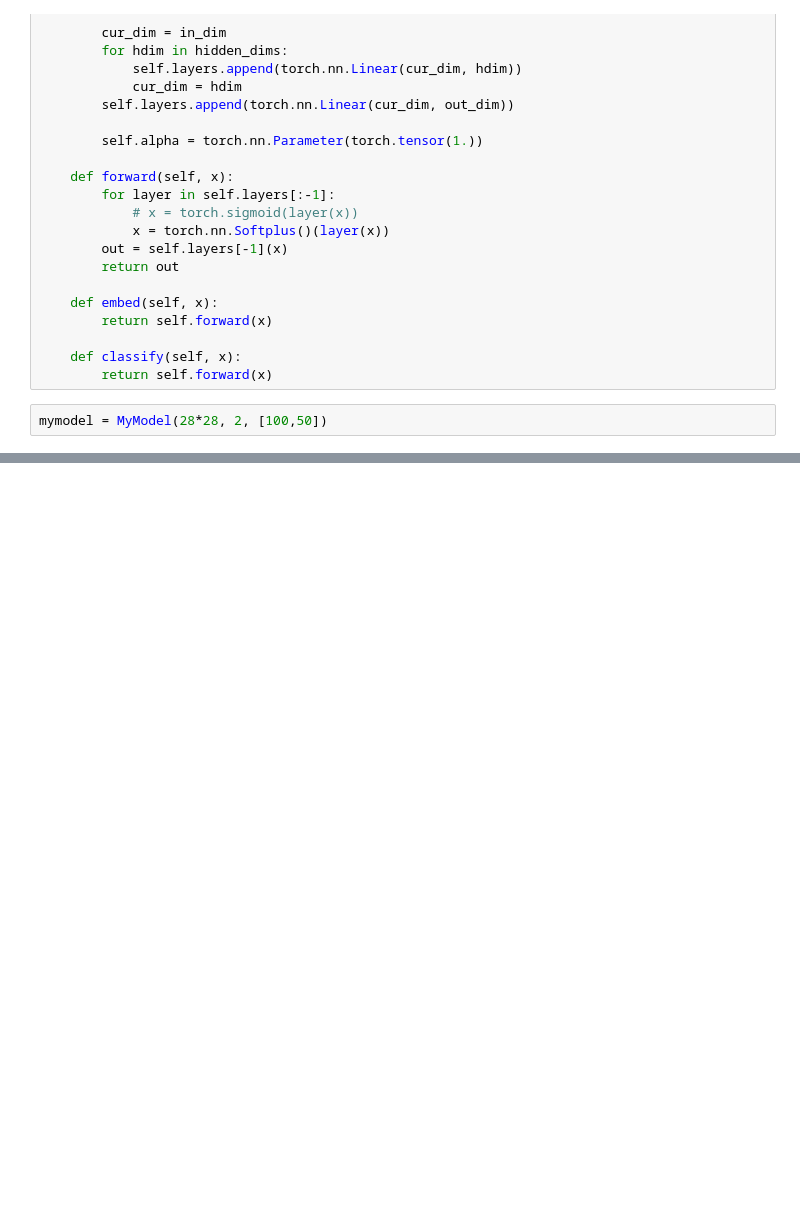
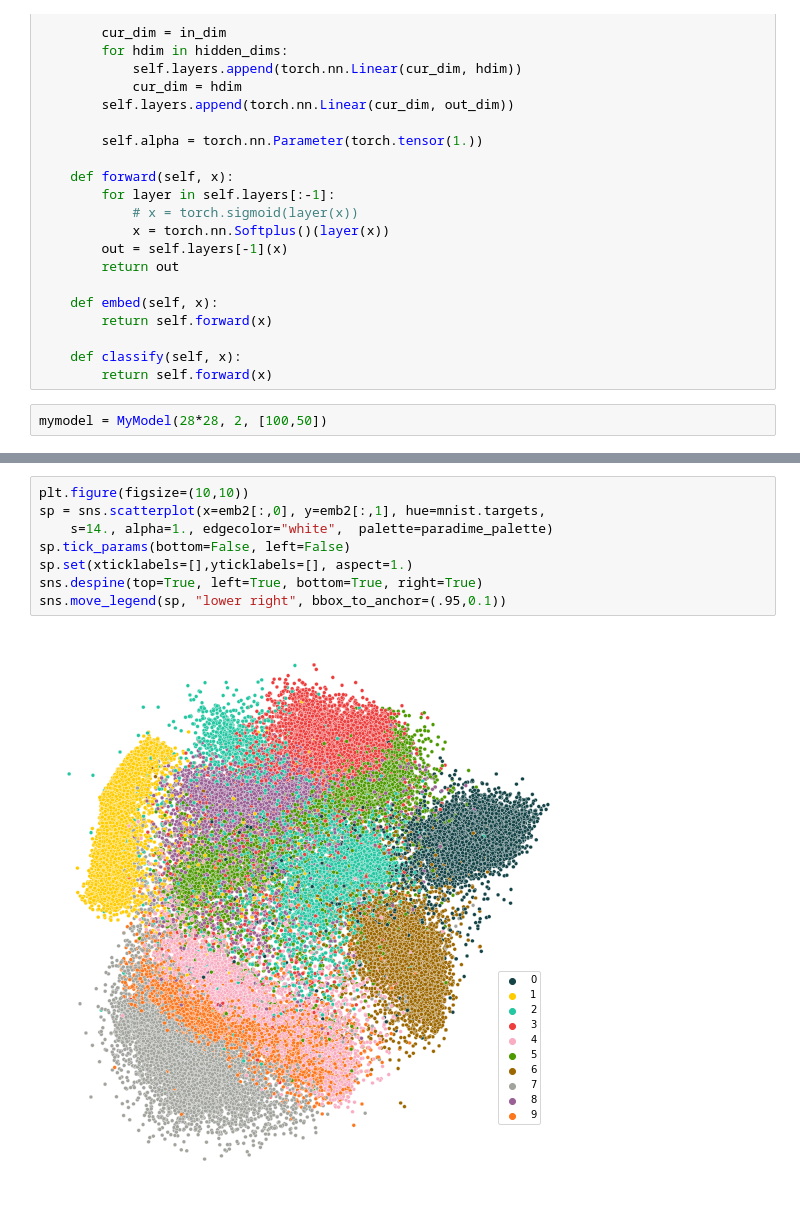
Before and after one commit to jku-vds-lab/paradime, a Jupyter notebook: playground.ipynb, the cells around one changed output, grey strips where cells are left out. Drawn from its saved outputs; the diff is of its cells as text; blank space fills up the shorter version.

```diff
--- a/playground.ipynb
+++ b/playground.ipynb
@@ -160,0 +198,10 @@ foo.training_phases[0].__dict__
+# %%
+plt.figure(figsize=(10,10))
+sp = sns.scatterplot(x=emb2[:,0], y=emb2[:,1], hue=mnist.targets,
+    s=14., alpha=1., edgecolor="white",  palette=paradime_palette)
+sp.tick_params(bottom=False, left=False)
+sp.set(xticklabels=[],yticklabels=[], aspect=1.)
+sns.despine(top=True, left=True, bottom=True, right=True)
+sns.move_legend(sp, "lower right", bbox_to_anchor=(.95,0.1))
+# %% [output]
+[figure, added]
```
Also changed, not shown: parts of 12 cells of this notebook, 1 other file.
